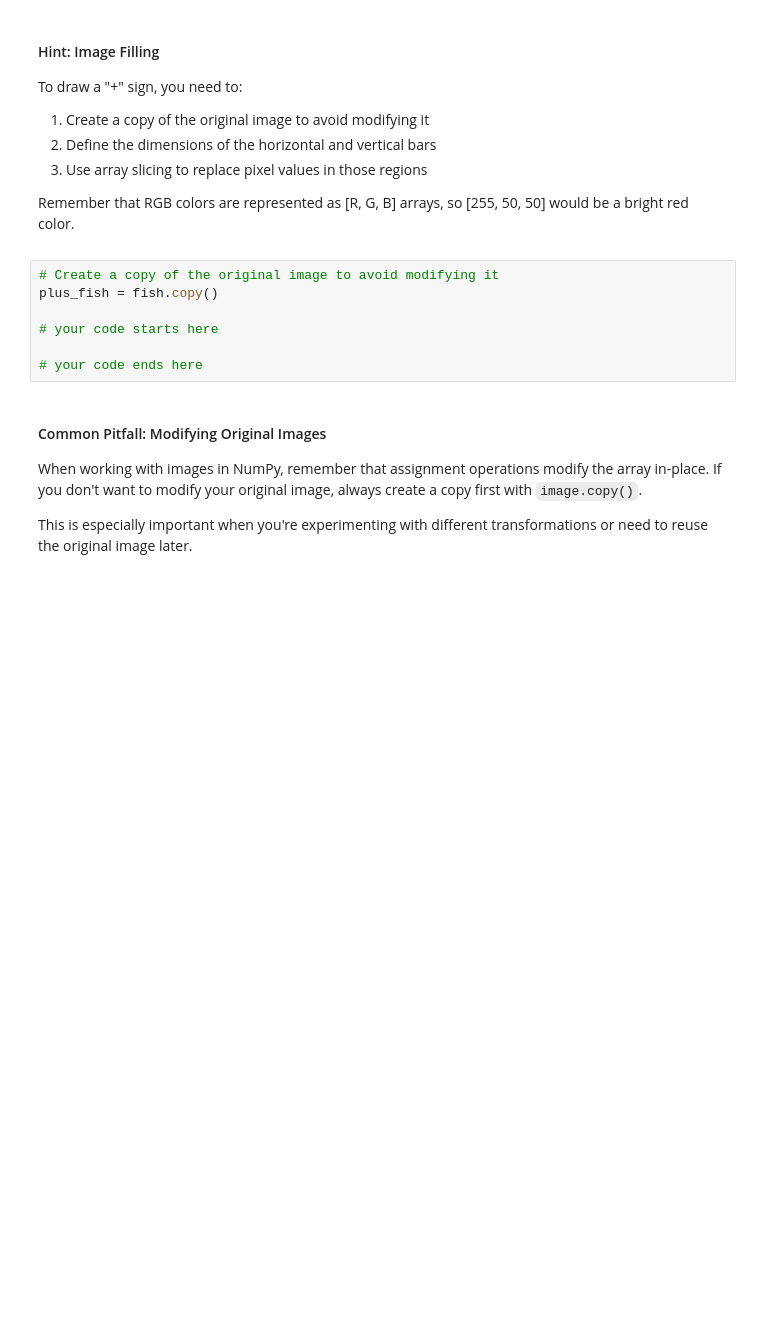
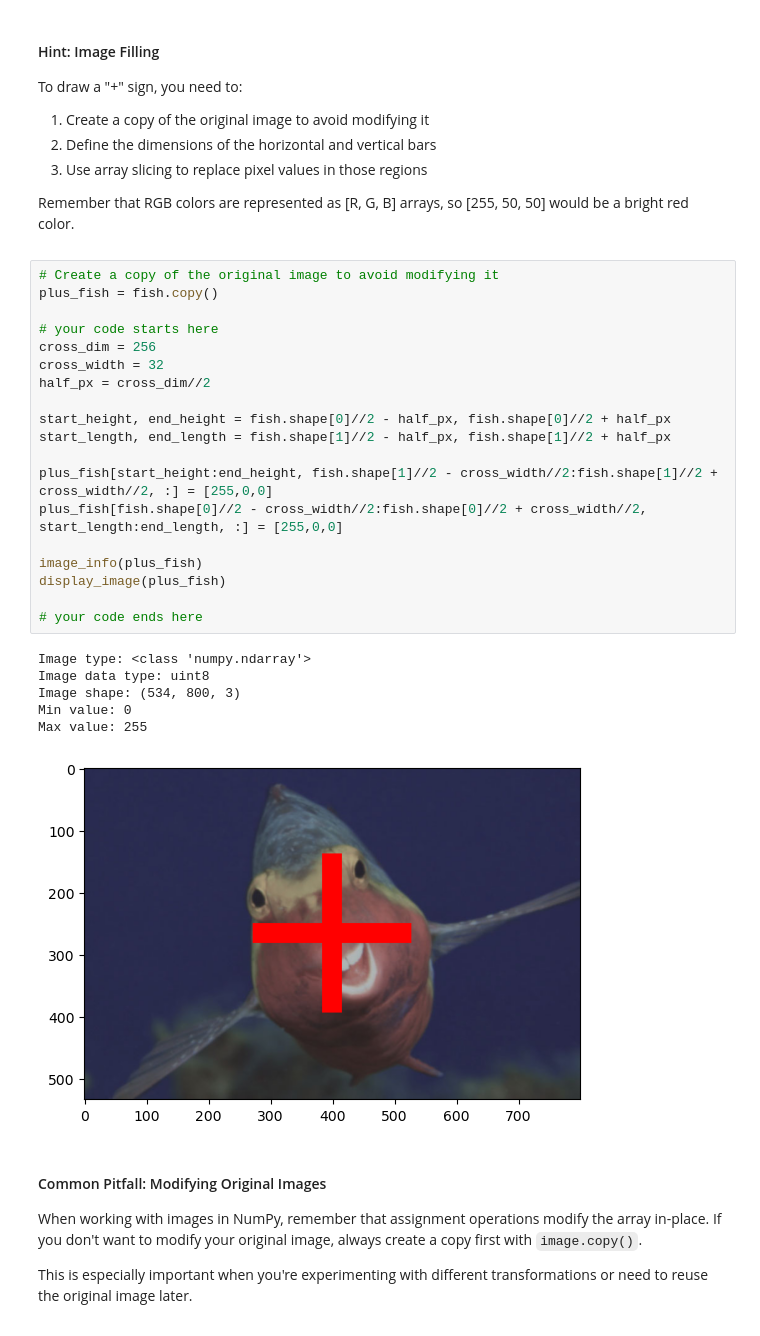
Before and after one commit to ThibaultLaunois/CampNum-20-ACV, a Jupyter notebook: ACV_Part1_OpenCV.ipynb, the cells around one changed output. Drawn from its saved outputs; the diff is of its cells as text; blank space fills up the shorter version.

```diff
--- a/ACV_Part1_OpenCV.ipynb
+++ b/ACV_Part1_OpenCV.ipynb
@@ -424,13 +485,32 @@ half_px = px//2  # integer division, also called "floor division" as it floors t
 </ol>
 <p>Remember that RGB colors are represented as [R, G, B] arrays, so [255, 50, 50] would be a bright red color.</p>
 </div>
-# %%
-# Create a copy of the original image to avoid modifying it
-plus_fish = fish.copy()
-
-# your code starts here
-
-# your code ends here
+# %%
+# Create a copy of the original image to avoid modifying it
+plus_fish = fish.copy()
+
+# your code starts here
+cross_dim = 256
+cross_width = 32
+half_px = cross_dim//2
+
+start_height, end_height = fish.shape[0]//2 - half_px, fish.shape[0]//2 + half_px
+start_length, end_length = fish.shape[1]//2 - half_px, fish.shape[1]//2 + half_px
+
+plus_fish[start_height:end_height, fish.shape[1]//2 - cross_width//2:fish.shape[1]//2 + cross_width//2, :] = [255,0,0]
+plus_fish[fish.shape[0]//2 - cross_width//2:fish.shape[0]//2 + cross_width//2, start_length:end_length, :] = [255,0,0]
+
+image_info(plus_fish)
+display_image(plus_fish)
+
+# your code ends here
+# %% [output]
+Image type: <class 'numpy.ndarray'>
+Image data type: uint8
+Image shape: (534, 800, 3)
+Min value: 0
+Max value: 255
+[figure, added]
 # %% [markdown]
 <div class="pitfall-box">
 <h4>Common Pitfall: Modifying Original Images</h4>
```
Also changed, not shown: parts of 15 cells of this notebook.
